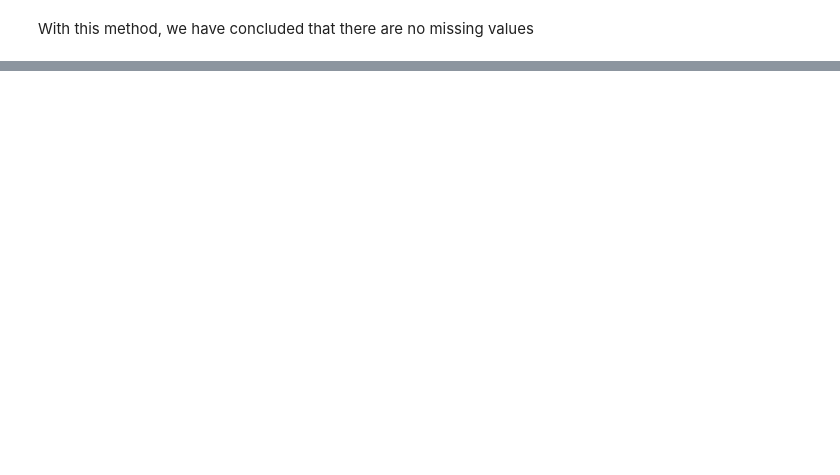
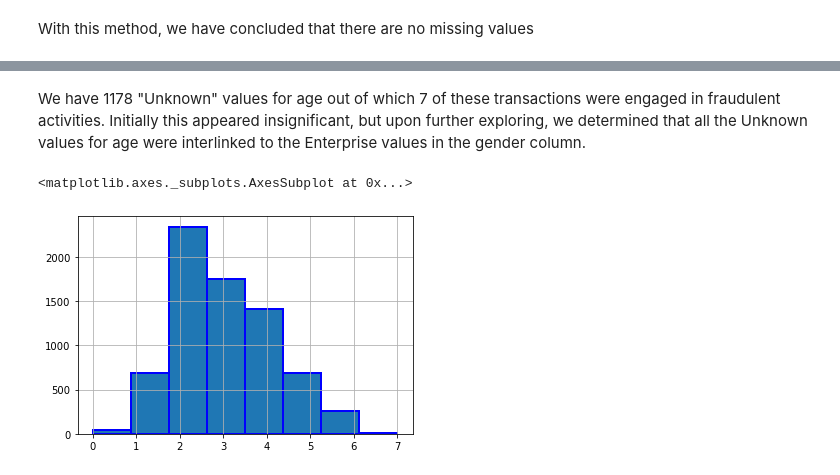
Before and after one commit to bismahkhan/BankFraud, a Jupyter notebook: Bank_Fraud.ipynb, the cells around one changed output, grey strips where cells are left out. Cells and saved outputs as stored; diff of their text form; code cells hidden in the pictures; blank space fills up the shorter version.

```diff
--- a/Bank_Fraud.ipynb
+++ b/Bank_Fraud.ipynb
@@ -206,0 +231,15 @@ bankFraud.head()
+# %% [markdown]
+We have 1178 "Unknown" values for age out of which 7 of these transactions were engaged in fraudulent activities. Initially this appeared insignificant, but upon further exploring, we determined that all the Unknown values for age were interlinked to the Enterprise values in the gender column.
+# %%
+bankFraud_fraud['age'].hist(bins=8, edgecolor='blue', linewidth=2)
+# 0: <= 18
+# 1: 19-25
+# 2: 26-35
+# 3: 36-45
+# 4: 46:55
+# 5: 56:65
+# 6: > 65
+# 7: Unknown ('U' has been changed to 7)
+# %% [output]
+<matplotlib.axes._subplots.AxesSubplot at 0x...>
+[figure, added]
```
Also changed, not shown: parts of 51 cells of this notebook.
